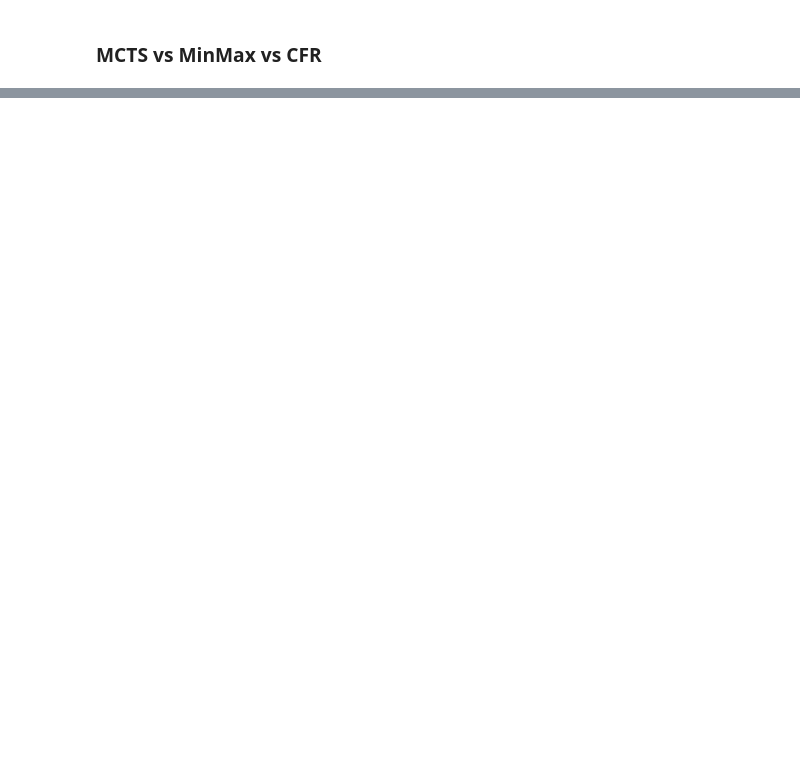
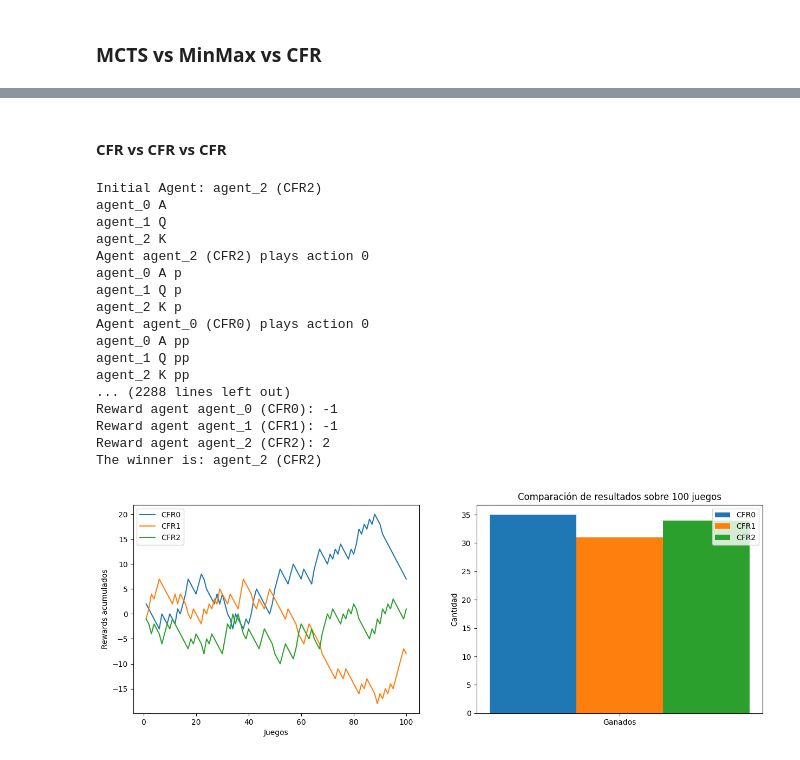
Before and after one commit to andscara/marl-obl2, a Jupyter notebook: Alternating Games/KuhnPoker_3.ipynb, the cells around one changed output, grey strips where cells are left out. Cells and saved outputs as stored; diff of their text form; code cells hidden in the pictures; blank space fills up the shorter version.

```diff
--- a/Alternating Games/KuhnPoker_3.ipynb
+++ b/Alternating Games/KuhnPoker_3.ipynb
@@ -146,0 +148,34 @@ Agent agent_2 (M
+# %% [markdown]
+#### CFR vs CFR vs CFR
+# %%
+cfr0=CounterFactualRegret(game=g, agent=g.agents[0])
+cfr0.node_dict = cfr.node_dict
+cfr1=CounterFactualRegret(game=g, agent=g.agents[1])
+cfr1.node_dict = cfr.node_dict
+cfr2=CounterFactualRegret(game=g, agent=g.agents[2])
+cfr2.node_dict = cfr.node_dict
+
+play({
+    g.agents[0]: ("CFR0", cfr0),
+    g.agents[1]: ("CFR1", cfr1),
+    g.agents[2]: ("CFR2", cfr2)
+}, n=100)
+# %% [output]
+Initial Agent: agent_2 (CFR2)
+agent_0 A
+agent_1 Q
+agent_2 K
+Agent agent_2 (CFR2) plays action 0
+agent_0 A p
+agent_1 Q p
+agent_2 K p
+Agent agent_0 (CFR0) plays action 0
+agent_0 A pp
+agent_1 Q pp
+agent_2 K pp
+... (2288 lines left out)
+Reward agent agent_0 (CFR0): -1
+Reward agent agent_1 (CFR1): -1
+Reward agent agent_2 (CFR2): 2
+The winner is: agent_2 (CFR2)
+[figure, added]
```
Also changed, not shown: parts of 12 cells of this notebook, 1 other file.
